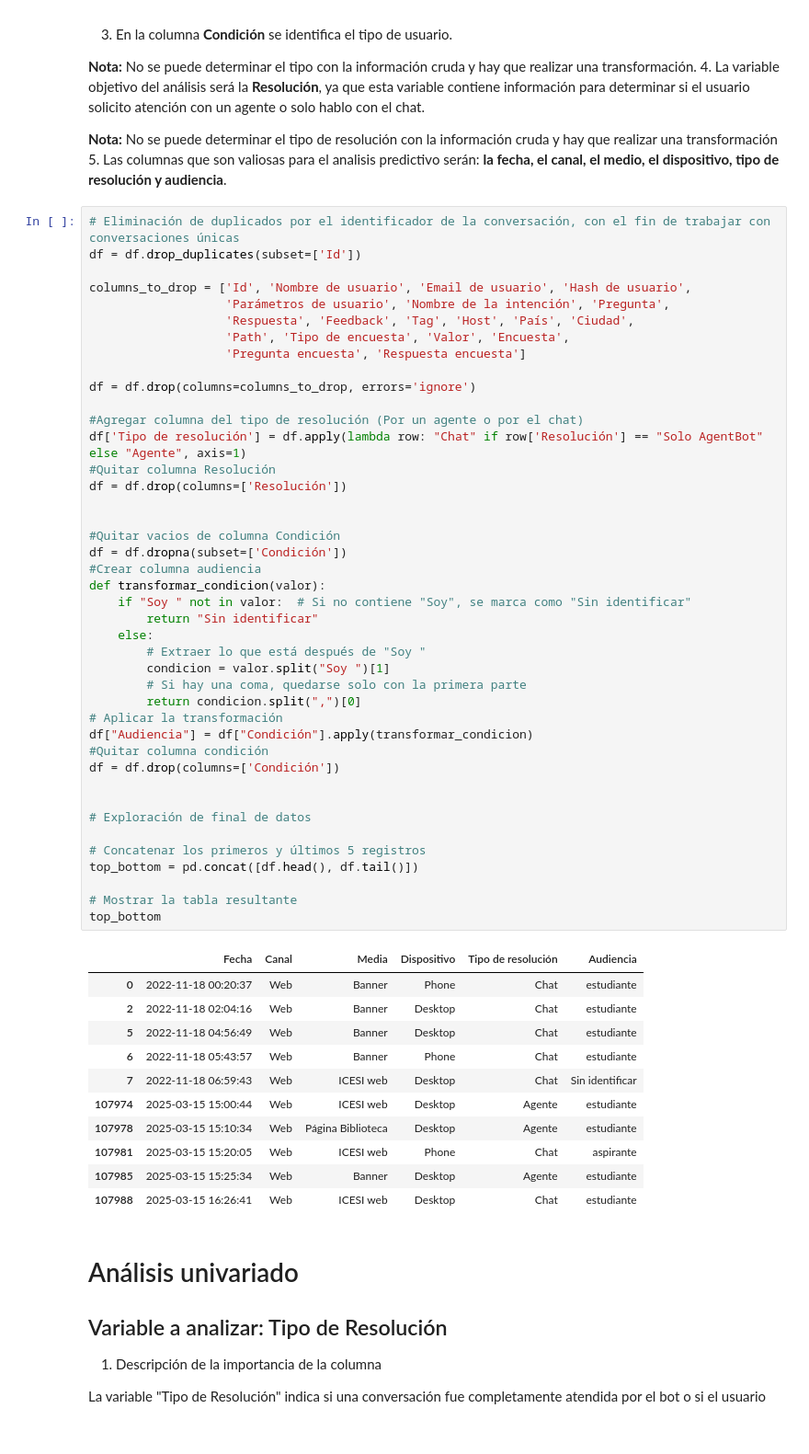
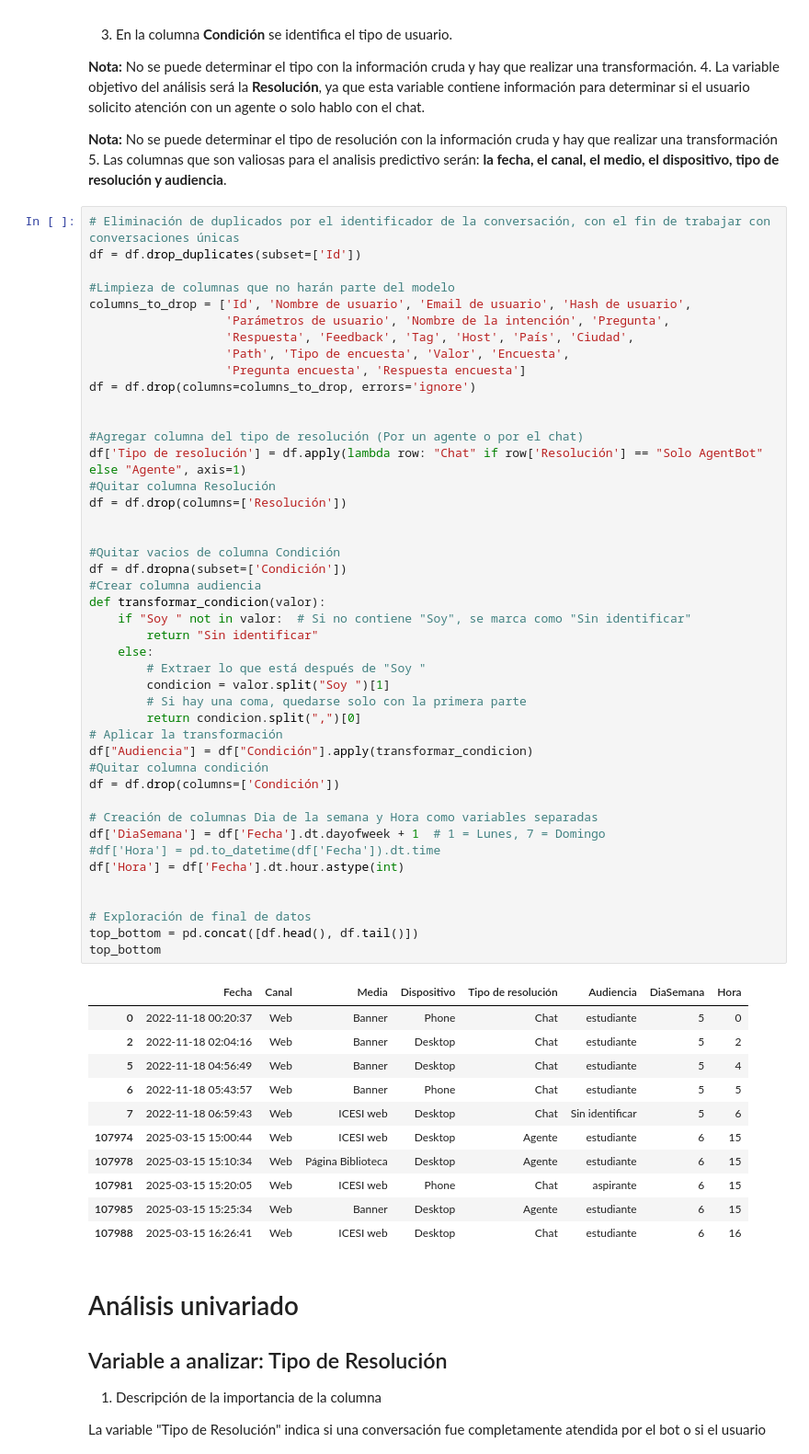
Before and after one commit to jeramirez169/An-lisis-exploratorio-de-datos, a Jupyter notebook: Proyecto Análisis exploratorio.ipynb, the cells around one changed output. Shown at 92% size. Saved outputs shown, nothing was run; the diff lists cells and outputs as text.

```diff
--- a/Proyecto Análisis exploratorio.ipynb
+++ b/Proyecto Análisis exploratorio.ipynb
@@ -90,56 +90,58 @@ top_bottom
 # Eliminación de duplicados por el identificador de la conversación, con el fin de trabajar con conversaciones únicas
 df = df.drop_duplicates(subset=['Id'])
 
+#Limpieza de columnas que no harán parte del modelo
 columns_to_drop = ['Id', 'Nombre de usuario', 'Email de usuario', 'Hash de usuario',
                    'Parámetros de usuario', 'Nombre de la intención', 'Pregunta',
                    'Respuesta', 'Feedback', 'Tag', 'Host', 'País', 'Ciudad',
                    'Path', 'Tipo de encuesta', 'Valor', 'Encuesta',
                    'Pregunta encuesta', 'Respuesta encuesta']
+df = df.drop(columns=columns_to_drop, errors='ignore')
 
-df = df.drop(columns=columns_to_drop, errors='ignore')
 
 #Agregar columna del tipo de resolución (Por un agente o por el chat)
 df['Tipo de resolución'] = df.apply(lambda row: "Chat" if row['Resolución'] == "Solo AgentBot" else "Agente", axis=1)
 #Quitar columna Resolución
 df = df.drop(columns=['Resolución'])
 
 
 #Quitar vacios de columna Condición
 df = df.dropna(subset=['Condición'])
 #Crear columna audiencia
 def transformar_condicion(valor):
     if "Soy " not in valor:  # Si no contiene "Soy", se marca como "Sin identificar"
         return "Sin identificar"
     else:
         # Extraer lo que está después de "Soy "
         condicion = valor.split("Soy ")[1]
         # Si hay una coma, quedarse solo con la primera parte
         return condicion.split(",")[0]
 # Aplicar la transformación
 df["Audiencia"] = df["Condición"].apply(transformar_condicion)
 #Quitar columna condición
 df = df.drop(columns=['Condición'])
 
+# Creación de columnas Dia de la semana y Hora como variables separadas
+df['DiaSemana'] = df['Fecha'].dt.dayofweek + 1  # 1 = Lunes, 7 = Domingo
+#df['Hora'] = pd.to_datetime(df['Fecha']).dt.time
+df['Hora'] = df['Fecha'].dt.hour.astype(int)
+
 
 # Exploración de final de datos
-
-# Concatenar los primeros y últimos 5 registros
 top_bottom = pd.concat([df.head(), df.tail()])
-
-# Mostrar la tabla resultante
 top_bottom
 # %% [output]
-|  | Fecha | Canal | Media | Dispositivo | Tipo de resolución | Audiencia |
-| 0 | 2022-11-18 00:20:37 | Web | Banner | Phone | Chat | estudiante |
-| 2 | 2022-11-18 02:04:16 | Web | Banner | Desktop | Chat | estudiante |
-| 5 | 2022-11-18 04:56:49 | Web | Banner | Desktop | Chat | estudiante |
-| 6 | 2022-11-18 05:43:57 | Web | Banner | Phone | Chat | estudiante |
-| 7 | 2022-11-18 06:59:43 | Web | ICESI web | Desktop | Chat | Sin identificar |
-| 107974 | 2025-03-15 15:00:44 | Web | ICESI web | Desktop | Agente | estudiante |
-| 107978 | 2025-03-15 15:10:34 | Web | Página Biblioteca | Desktop | Agente | estudiante |
-| 107981 | 2025-03-15 15:20:05 | Web | ICESI web | Phone | Chat | aspirante |
-| 107985 | 2025-03-15 15:25:34 | Web | Banner | Desktop | Agente | estudiante |
-| 107988 | 2025-03-15 16:26:41 | Web | ICESI web | Desktop | Chat | estudiante |
+|  | Fecha | Canal | Media | Dispositivo | Tipo de resolución | Audiencia | DiaSemana | Hora |
+| 0 | 2022-11-18 00:20:37 | Web | Banner | Phone | Chat | estudiante | 5 | 0 |
+| 2 | 2022-11-18 02:04:16 | Web | Banner | Desktop | Chat | estudiante | 5 | 2 |
+| 5 | 2022-11-18 04:56:49 | Web | Banner | Desktop | Chat | estudiante | 5 | 4 |
+| 6 | 2022-11-18 05:43:57 | Web | Banner | Phone | Chat | estudiante | 5 | 5 |
+| 7 | 2022-11-18 06:59:43 | Web | ICESI web | Desktop | Chat | Sin identificar | 5 | 6 |
+| 107974 | 2025-03-15 15:00:44 | Web | ICESI web | Desktop | Agente | estudiante | 6 | 15 |
+| 107978 | 2025-03-15 15:10:34 | Web | Página Biblioteca | Desktop | Agente | estudiante | 6 | 15 |
+| 107981 | 2025-03-15 15:20:05 | Web | ICESI web | Phone | Chat | aspirante | 6 | 15 |
+| 107985 | 2025-03-15 15:25:34 | Web | Banner | Desktop | Agente | estudiante | 6 | 15 |
+| 107988 | 2025-03-15 16:26:41 | Web | ICESI web | Desktop | Chat | estudiante | 6 | 16 |
 # %% [markdown]
 # Análisis univariado
 
```
Also changed, not shown: parts of 5 cells of this notebook.
